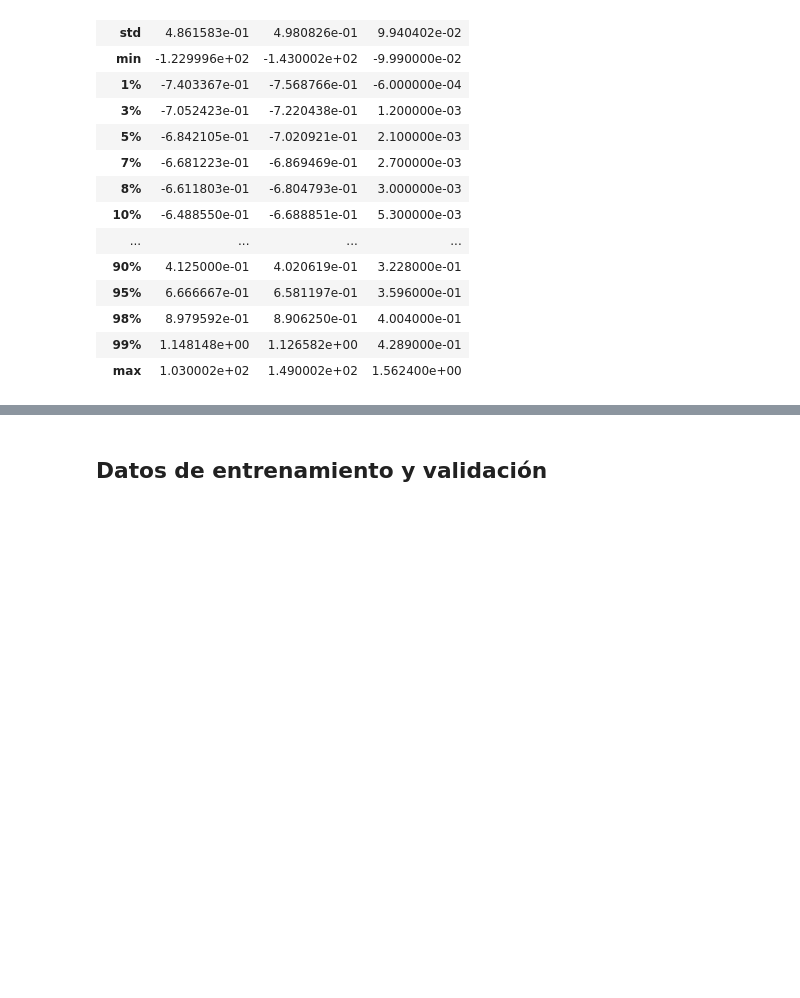
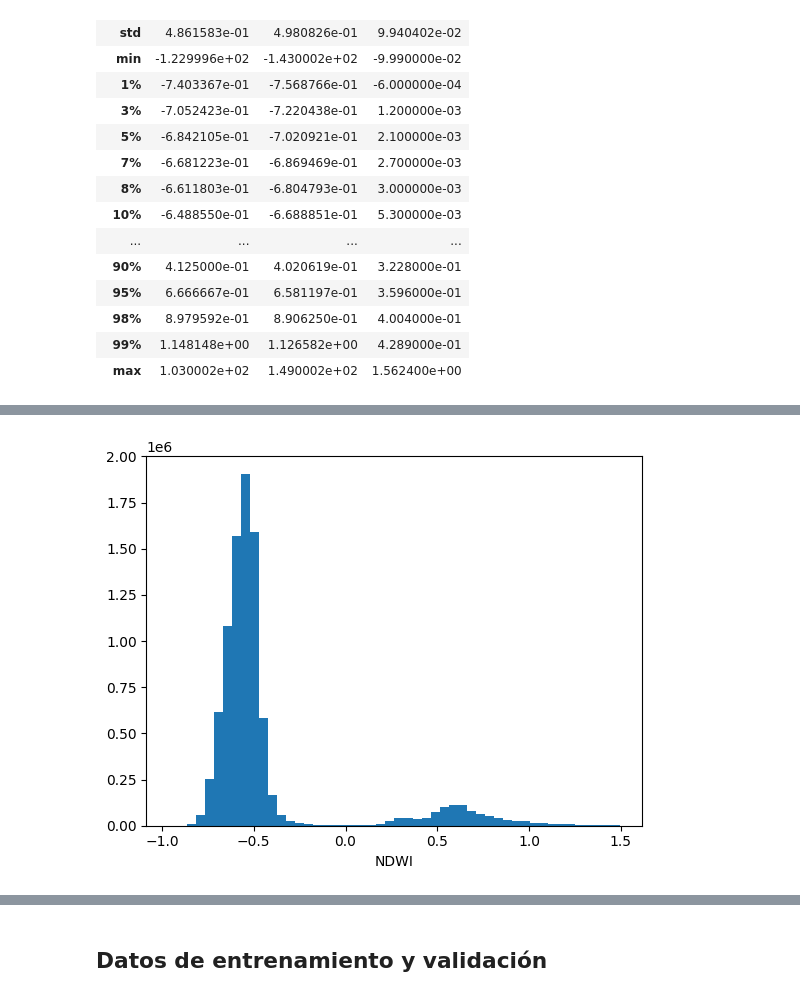
Before and after one commit to jdavidortega/Geographic_Data_Science_with_Python, a Jupyter notebook: sentinel2_classification.ipynb, the cells around one changed output, grey strips where cells are left out. Drawn from its saved outputs; the diff is of its cells as text; code cells hidden in the pictures; blank space fills up the shorter version.

```diff
--- a/sentinel2_classification.ipynb
+++ b/sentinel2_classification.ipynb
@@ -203,0 +210,6 @@ df.describe(percentiles=[0.01,.03,.05,.07,.08,.1,.2,.3,.4,.5,.6,.7,.8,.9,.95,.98
+# %%
+plt.hist(df[(df['NDWI_8A']>-1.5) & (df['NDWI_8A']<1.5)]['NDWI_8A'], bins=50)
+plt.xlabel('NDWI')
+plt.show()
+# %% [output]
+[figure, added]
```
Also changed, not shown: parts of 4 cells of this notebook.
